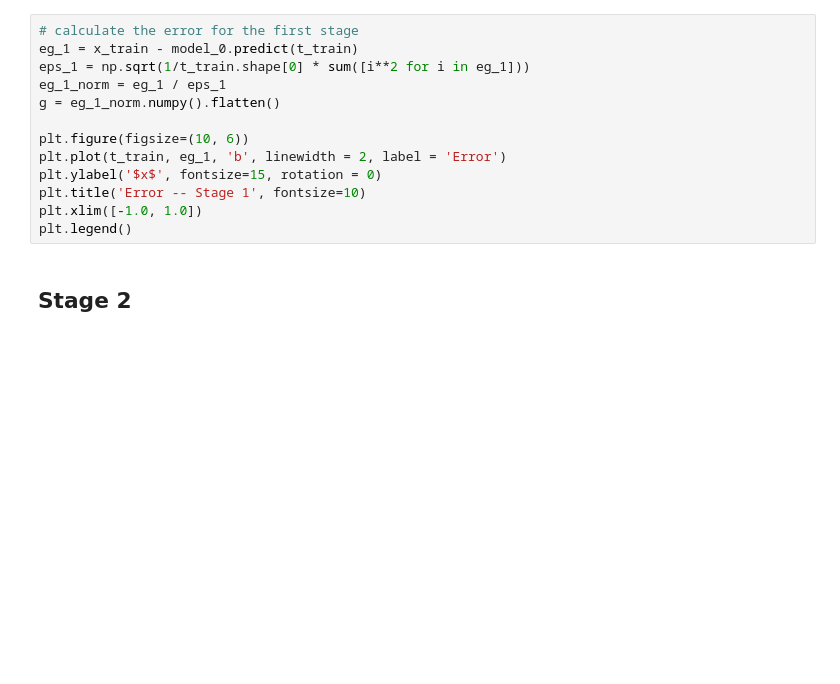
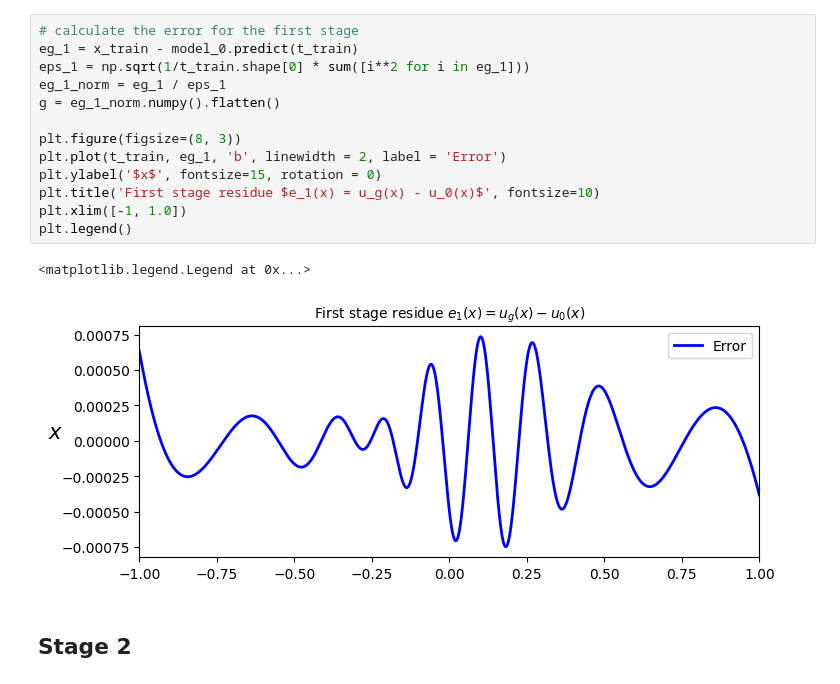
Before and after one commit to akavuturu/MultistageNN, a Jupyter notebook: Regression/MultiStageRegNN_1D.ipynb, the cells around one changed output. Drawn from its saved outputs; the diff is of its cells as text; blank space fills up the shorter version.

```diff
--- a/Regression/MultiStageRegNN_1D.ipynb
+++ b/Regression/MultiStageRegNN_1D.ipynb
@@ -394,16 +403,19 @@ plt.legend()
 # %%
 # calculate the error for the first stage
 eg_1 = x_train - model_0.predict(t_train)
 eps_1 = np.sqrt(1/t_train.shape[0] * sum([i**2 for i in eg_1]))
 eg_1_norm = eg_1 / eps_1
 g = eg_1_norm.numpy().flatten()
 
-plt.figure(figsize=(10, 6))
+plt.figure(figsize=(8, 3))
 plt.plot(t_train, eg_1, 'b', linewidth = 2, label = 'Error')
 plt.ylabel('$x$', fontsize=15, rotation = 0)
-plt.title('Error -- Stage 1', fontsize=10)
-plt.xlim([-1.0, 1.0])
+plt.title('First stage residue $e_1(x) = u_g(x) - u_0(x)$', fontsize=10)
+plt.xlim([-1, 1.0])
 plt.legend()
+# %% [output]
+<matplotlib.legend.Legend at 0x...>
+[figure, added]
 # %% [markdown]
 ## Stage 2
 # %%
```
Also changed, not shown: parts of 26 cells of this notebook, 3 other files.
